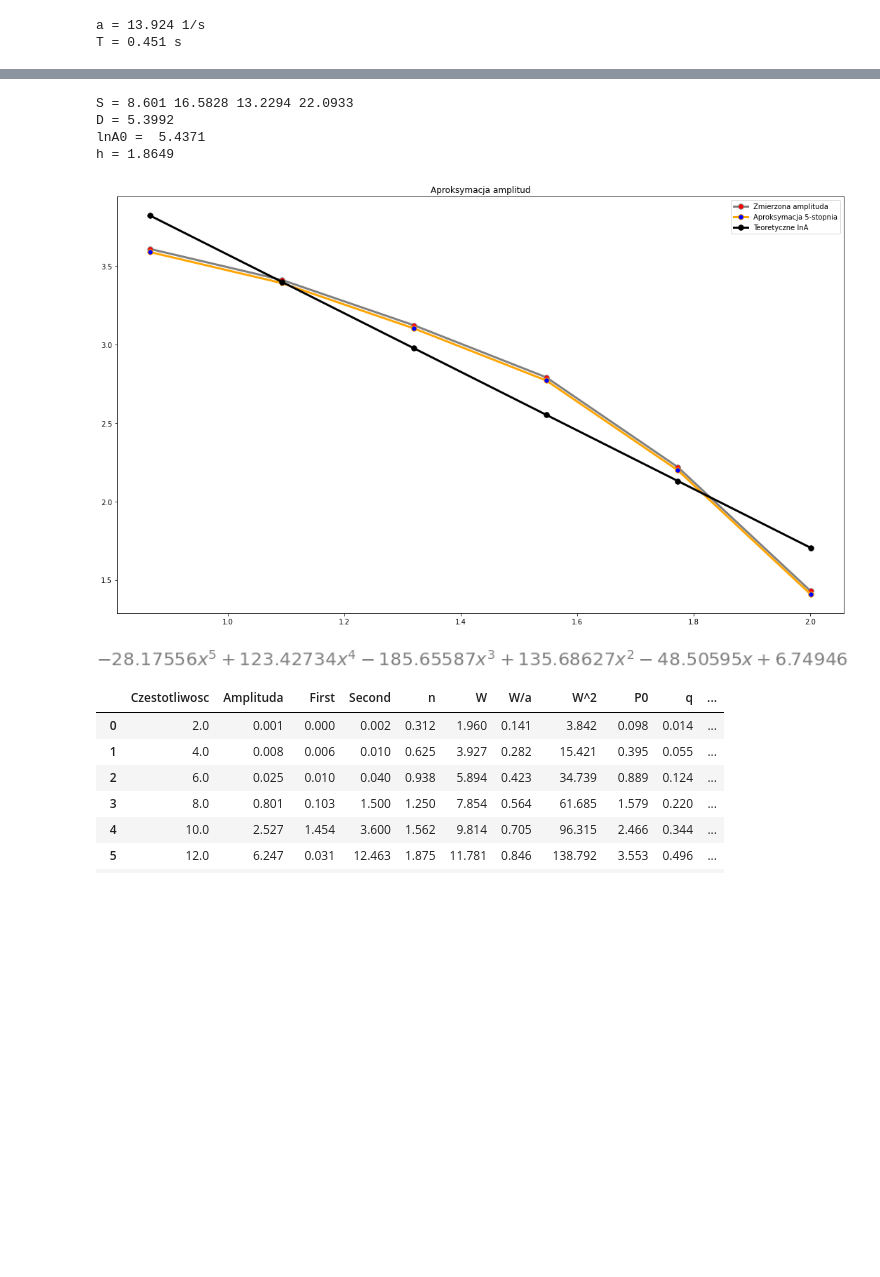
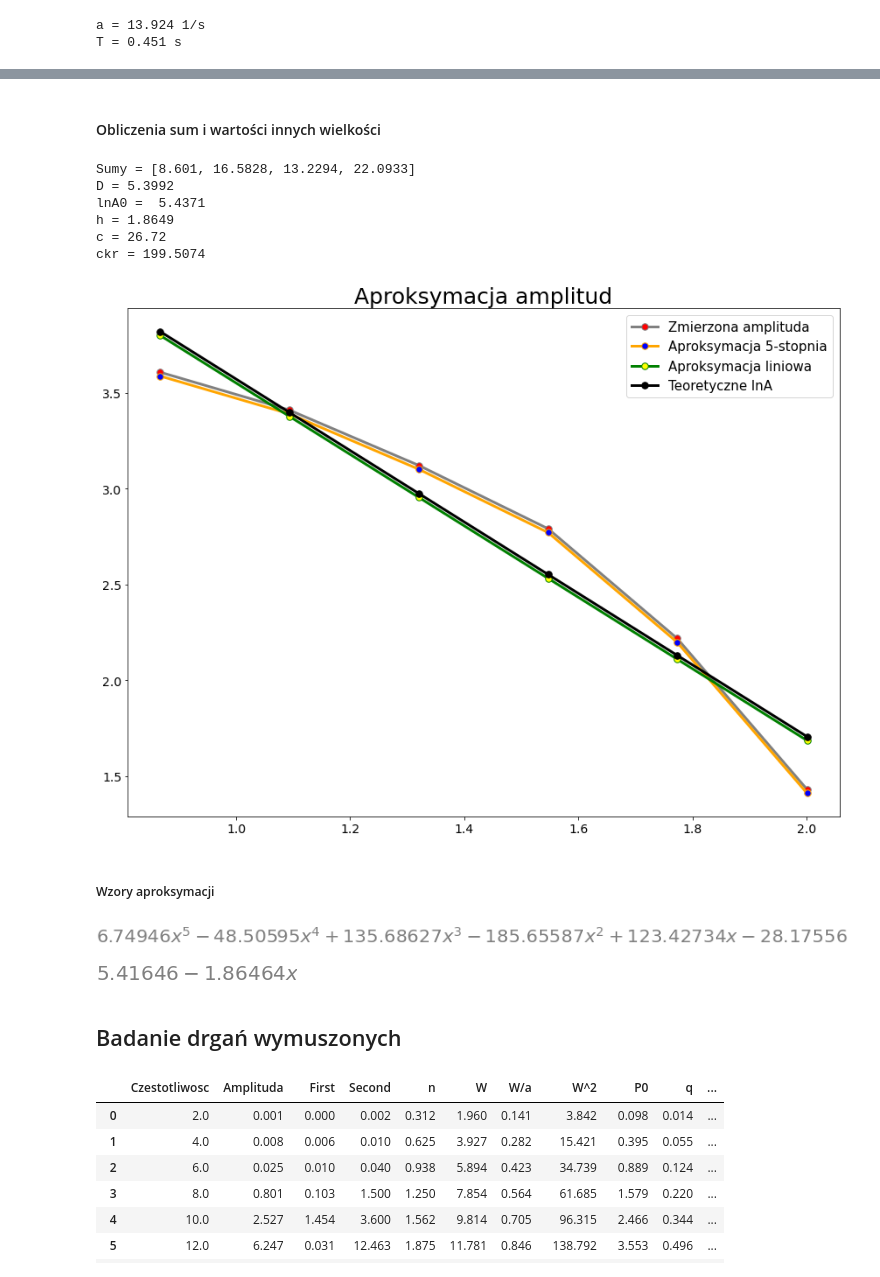
Before and after one commit to NotSirius-A/mechanika, a Jupyter notebook: mechanika.ipynb, the cells around one changed output, grey strips where cells are left out. Cells and saved outputs as stored; diff of their text form; code cells hidden in the pictures; blank space fills up the shorter version.

```diff
--- a/mechanika.ipynb
+++ b/mechanika.ipynb
@@ -4,3 +4,7 @@ import matplotlib.pyplot as plt
 import numpy as np
 from math import log, pi
 pd.set_option('display.max_rows', None)
+
+plt.rcParams["figure.autolayout"] = True
+plt.rcParams["xtick.labelsize"] = 14
+plt.rcParams["ytick.labelsize"] = 14
@@ -39,12 +48,14 @@ czestosc_lambda = 13.8518 rad/s
 | 3 | 1.547 | 16.3020 | 2.7913 | 2.3932 | 4.3181 |
 | 4 | 1.773 | 9.2010 | 2.2193 | 3.1435 | 3.9348 |
 | 5 | 2.001 | 4.1800 | 1.4303 | 4.0040 | 2.8620 |
+# %% [markdown]
+#### Obliczenia sum i wartości innych wielkości
 # %%
 S1 = sum(df_swobodne["Czas"])
 S2 = sum(df_swobodne["lnA"])
 S11 = sum(df_swobodne["t^2"])
 S12 = sum(df_swobodne["tlnA"])
-print("S =", round(S1,4), S2, S11, S12)
+print("Sumy =", [round(S1,4), S2, S11, S12])
 
 D = len(df_swobodne)*S11-S1**2
 print("D =", round(D,4))
@@ -54,42 +65,60 @@ print("lnA0 = ", round(lnA0,4))
 
 h = (S1*S2-len(df_swobodne)*S12)/D
 print("h =", round(h,4))
+
+c = 2*h*m
+print("c =", round(c,4))
+
+ckr = 2*a*m
+print("ckr =", round(ckr,4))
 # %% [output]
-S = 8.601 16.5828 13.2294 22.0933
+Sumy = [8.601, 16.5828, 13.2294, 22.0933]
 D = 5.3992
 lnA0 =  5.4371
 h = 1.8649
+c = 26.72
+ckr = 199.5074
 # %%
 fig, ax = plt.subplots()
 ax.clear()
 x = df_swobodne["Czas"]
 y = [round(log(i),3) for i in df_swobodne["Amplituda"]]
 ax.plot(x, y, color='grey', linewidth=3, marker=".", markersize=15, markerfacecolor='red', label="Zmierzona amplituda")
-plt.rcParams['figure.figsize'] = [10, 8]
-plt.rcParams["figure.autolayout"] = True
-
-ax.set_title("Logartym naturalny amplitud")
+plt.rcParams['figure.figsize'] = [12, 9]
 
 wielomian = np.polyfit(x, y, 5)
 y = [np.polyval(wielomian, i)-0.02 for i in x]
 ax.plot(x, y, color='orange', linewidth=3, marker=".", markersize=15, markerfacecolor='blue', label="Aproksymacja 5-stopnia")
 
+liniowa = np.polyfit(x, y, 1)
+y = [np.polyval(liniowa, i) for i in x]
+ax.plot(x, y, color='green', linewidth=3, marker=".", markersize=15, markerfacecolor='yellow', label="Aproksymacja liniowa")
+
 y = [(lnA0 - h*t) for t in df_swobodne["Czas"]]
 ax.plot(x, y, color='black', linewidth=3, marker=".", markersize=15, markerfacecolor='black', label="Teoretyczne lnA")
 
-ax.set_title("Aproksymacja amplitud")
-ax.legend()
+ax.set_title("Aproksymacja amplitud", {'size': 25})
+ax.legend(loc=1, prop={'size': 15})
 plt.show()
 # %% [output]
-[figure, old version]
+[figure, new version]
+# %% [markdown]
+##### Wzory aproksymacji
 # %%
 import sympy as sp
 from sympy.abc import x
 sp.init_printing()
 wspolczynniki = [round(i,5) for i in wielomian]
-sp.Poly(reversed(wspolczynniki),x).as_expr()
+sp.Poly(wspolczynniki,x).as_expr()
 # %% [output]
-[figure, old version]
+[figure, new version]
+# %%
+wspolczynniki = [round(i,5) for i in liniowa]
+sp.Poly(wspolczynniki,x).as_expr()
+# %% [output]
+[figure, added]
+# %% [markdown]
+## Badanie drgań wymuszonych
 # %%
 df_wymuszone = pd.read_csv("drgania_wymuszone.csv")
 z = 6400
```
Also changed, not shown: parts of 8 cells of this notebook.
